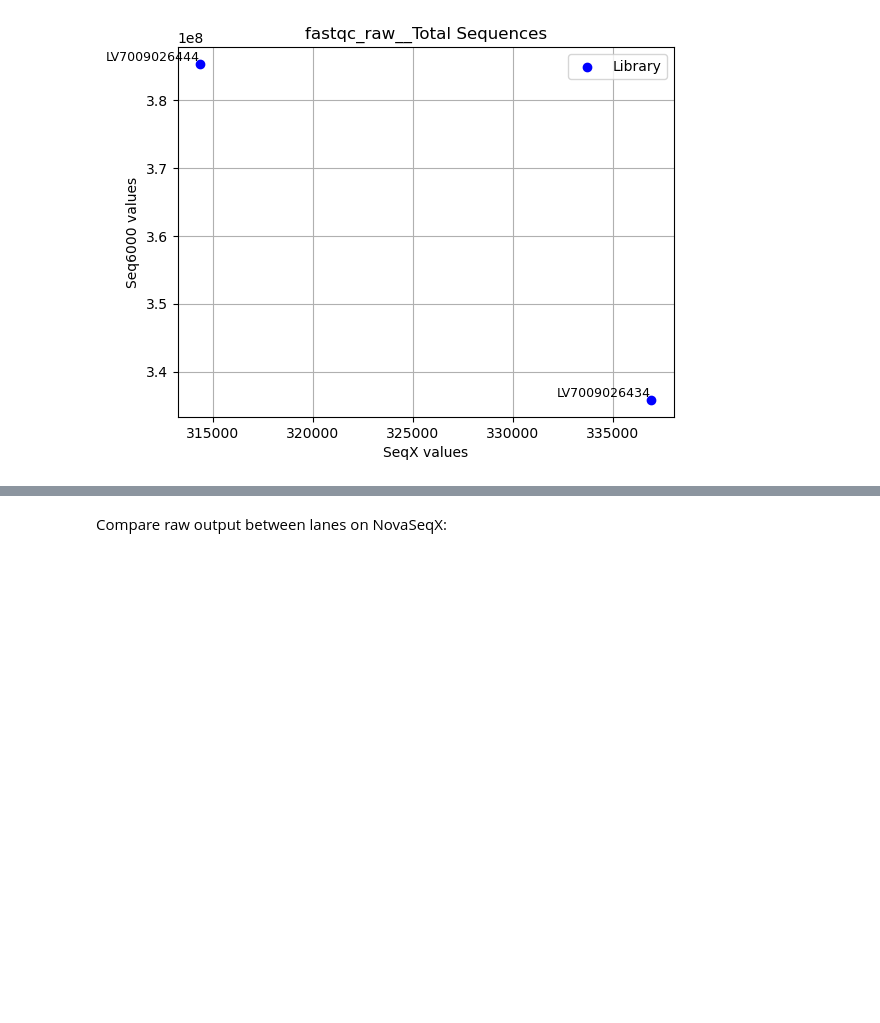
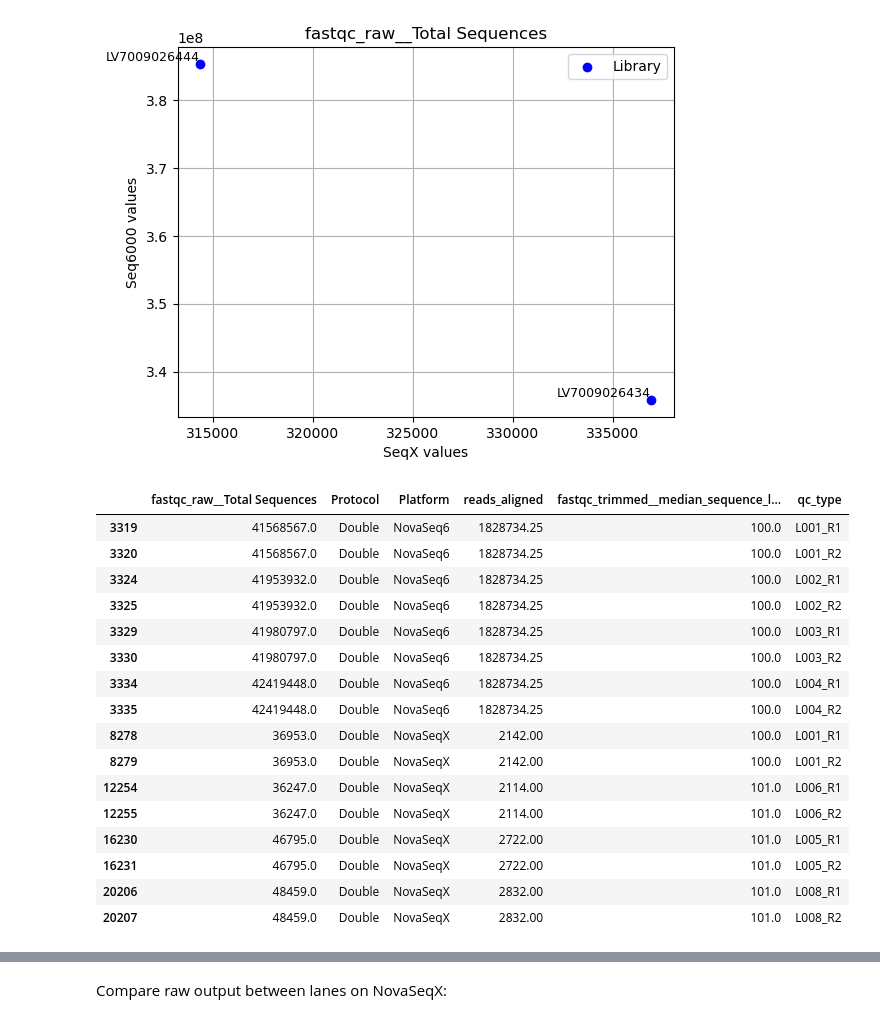
Before and after one commit to magnujo/gg-metadatabase-ui, a Jupyter notebook: illumina_plots.ipynb, the cells around one changed output, grey strips where cells are left out. Drawn from its saved outputs; the diff is of its cells as text; code cells hidden in the pictures; blank space fills up the shorter version.

```diff
--- a/illumina_plots.ipynb
+++ b/illumina_plots.ipynb
@@ -260,3 +260,23 @@ plt.grid(True)  # Add gridlines
 plt.show()  # Display the plot
 # %% [output]
 [figure]
+# %%
+data[(data['library_id'] == 'LV7009026434') & ~(data['fastqc_raw__Total Sequences'].isna())][['fastqc_raw__Total Sequences', 'Protocol', 'Platform', 'reads_aligned', 'fastqc_trimmed__median_sequence_length', 'qc_type']]
+# %% [output]
+|  | fastqc_raw__Total Sequences | Protocol | Platform | reads_aligned | fastqc_trimmed__median_sequence_l... | qc_type |
+| 3319 | 41568567.0 | Double | NovaSeq6 | 1828734.25 | 100.0 | L001_R1 |
+| 3320 | 41568567.0 | Double | NovaSeq6 | 1828734.25 | 100.0 | L001_R2 |
+| 3324 | 41953932.0 | Double | NovaSeq6 | 1828734.25 | 100.0 | L002_R1 |
+| 3325 | 41953932.0 | Double | NovaSeq6 | 1828734.25 | 100.0 | L002_R2 |
+| 3329 | 41980797.0 | Double | NovaSeq6 | 1828734.25 | 100.0 | L003_R1 |
+| 3330 | 41980797.0 | Double | NovaSeq6 | 1828734.25 | 100.0 | L003_R2 |
+| 3334 | 42419448.0 | Double | NovaSeq6 | 1828734.25 | 100.0 | L004_R1 |
+| 3335 | 42419448.0 | Double | NovaSeq6 | 1828734.25 | 100.0 | L004_R2 |
+| 8278 | 36953.0 | Double | NovaSeqX | 2142.00 | 100.0 | L001_R1 |
+| 8279 | 36953.0 | Double | NovaSeqX | 2142.00 | 100.0 | L001_R2 |
+| 12254 | 36247.0 | Double | NovaSeqX | 2114.00 | 101.0 | L006_R1 |
+| 12255 | 36247.0 | Double | NovaSeqX | 2114.00 | 101.0 | L006_R2 |
+| 16230 | 46795.0 | Double | NovaSeqX | 2722.00 | 101.0 | L005_R1 |
+| 16231 | 46795.0 | Double | NovaSeqX | 2722.00 | 101.0 | L005_R2 |
+| 20206 | 48459.0 | Double | NovaSeqX | 2832.00 | 101.0 | L008_R1 |
+| 20207 | 48459.0 | Double | NovaSeqX | 2832.00 | 101.0 | L008_R2 |
```
Also changed, not shown: parts of 3 cells of this notebook.
